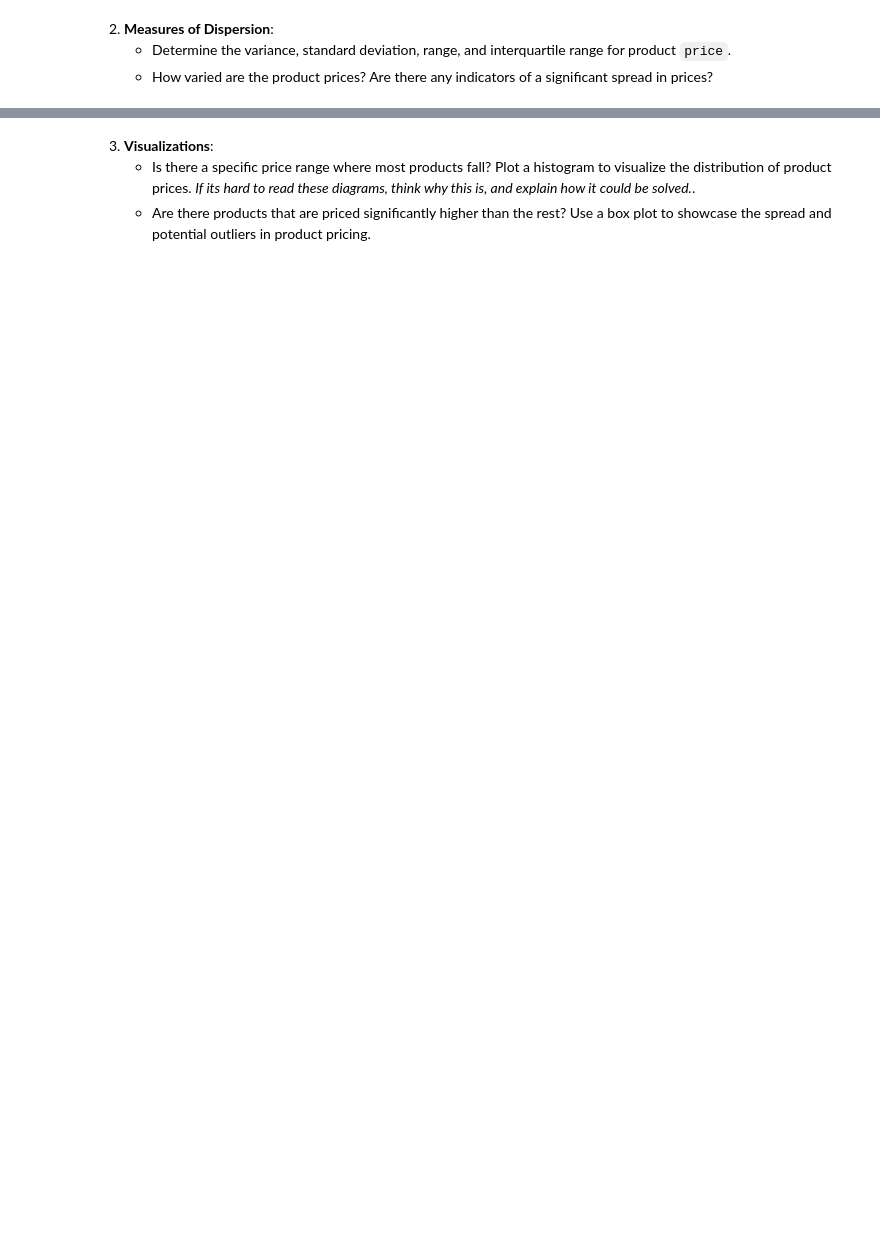
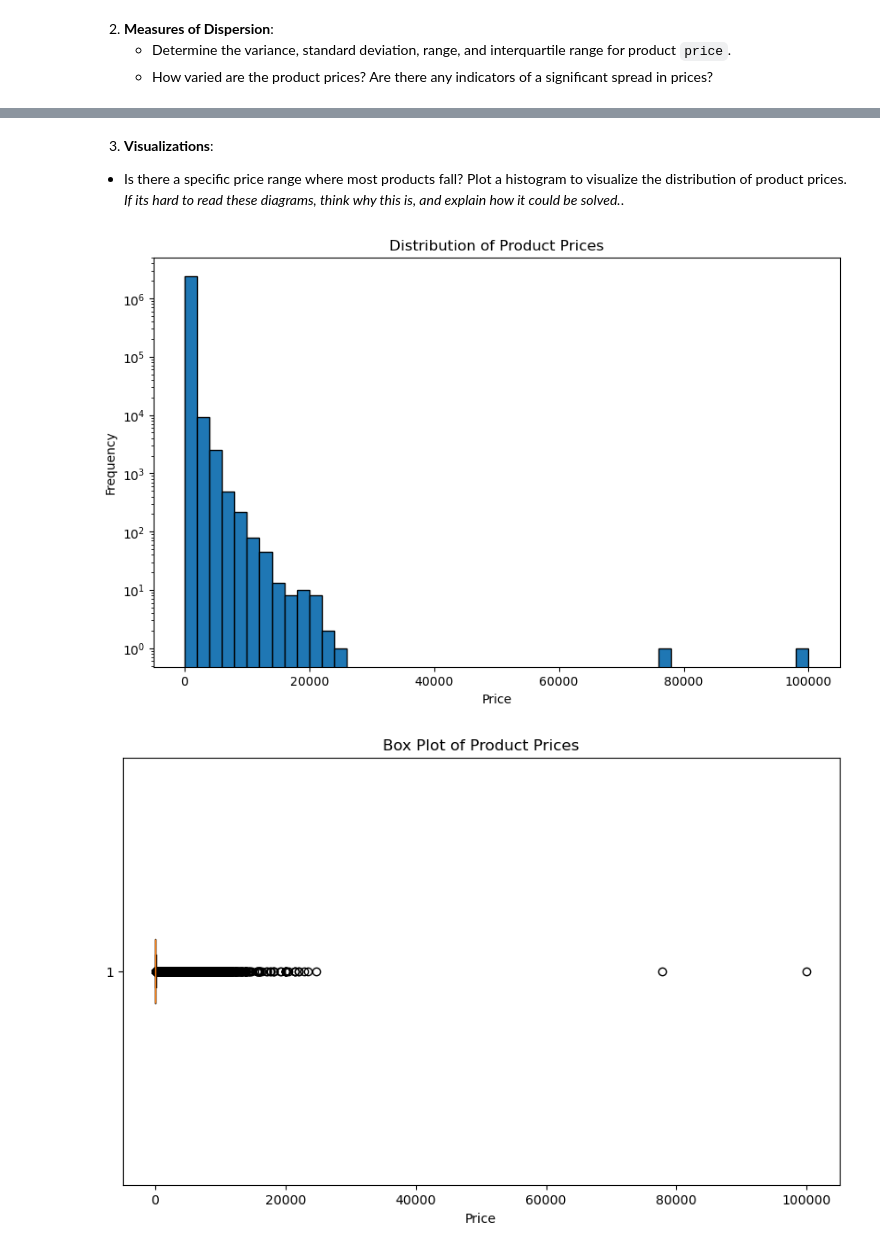
Before and after one commit to jesuserro/lab-eda-univariate, a Jupyter notebook: main.ipynb, the cells around one changed output, grey strips where cells are left out. Saved outputs shown, nothing was run; the diff lists cells and outputs as text; code cells hidden in the pictures; blank space fills up the shorter version.

```diff
--- a/main.ipynb
+++ b/main.ipynb
@@ -57,4 +106,29 @@ plt.show()
 # %% [markdown]
 3. **Visualizations**:
-    - Is there a specific price range where most products fall? Plot a histogram to visualize the distribution of product prices. *If its hard to read these diagrams, think why this is, and explain how it could be solved.*.
-    - Are there products that are priced significantly higher than the rest? Use a box plot to showcase the spread and potential outliers in product pricing.
+- Is there a specific price range where most products fall? Plot a histogram to visualize the distribution of product prices. *If its hard to read these diagrams, think why this is, and explain how it could be solved.*.
+# %%
+import pandas as pd
+import matplotlib.pyplot as plt
+
+# Load the dataset from a local file
+file_path = 'data/amz_uk_price_prediction_dataset.csv'  # Update this path to the location of your CSV file
+df = pd.read_csv(file_path)
+
+# Plot a histogram to visualize the distribution of product prices
+plt.figure(figsize=(10, 6))
+plt.hist(df['price'], bins=50, edgecolor='k')
+plt.title('Distribution of Product Prices')
+plt.xlabel('Price')
+plt.ylabel('Frequency')
+plt.yscale('log')  # Use log scale for better visualization
+plt.show()
+
+# Plot a box plot to showcase the spread and potential outliers in product pricing
+plt.figure(figsize=(10, 6))
+plt.boxplot(df['price'], vert=False)
+plt.title('Box Plot of Product Prices')
+plt.xlabel('Price')
+plt.show()
+# %% [output]
+[figure, added]
+[figure, added]
```
Also changed, not shown: parts of 4 cells of this notebook.
